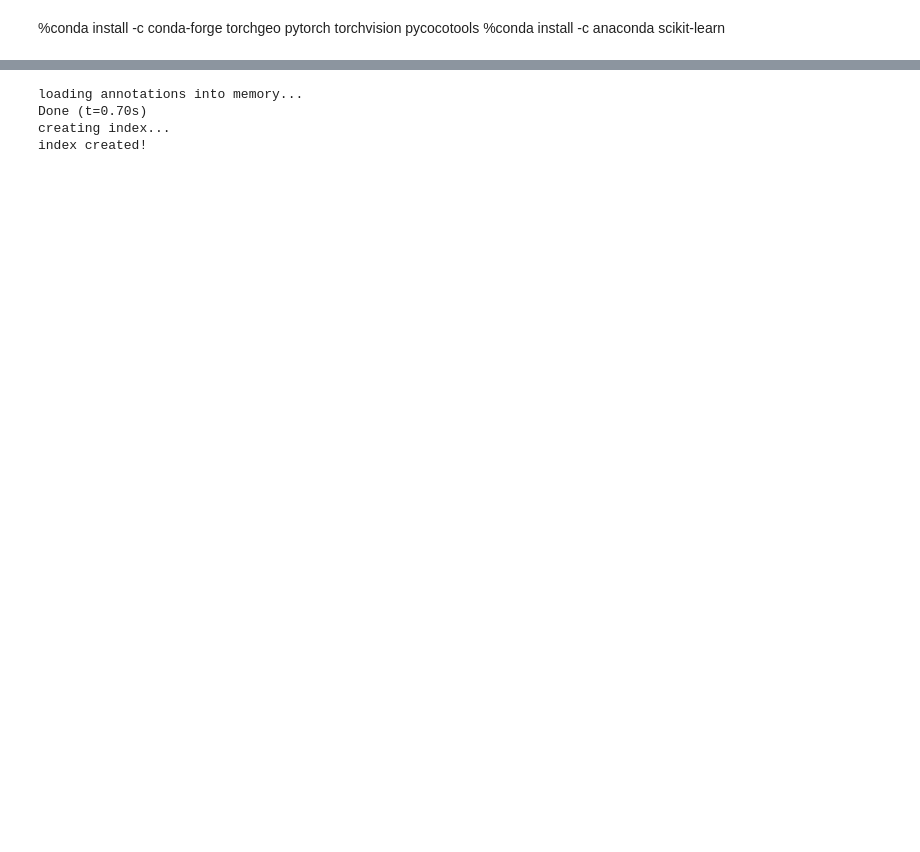
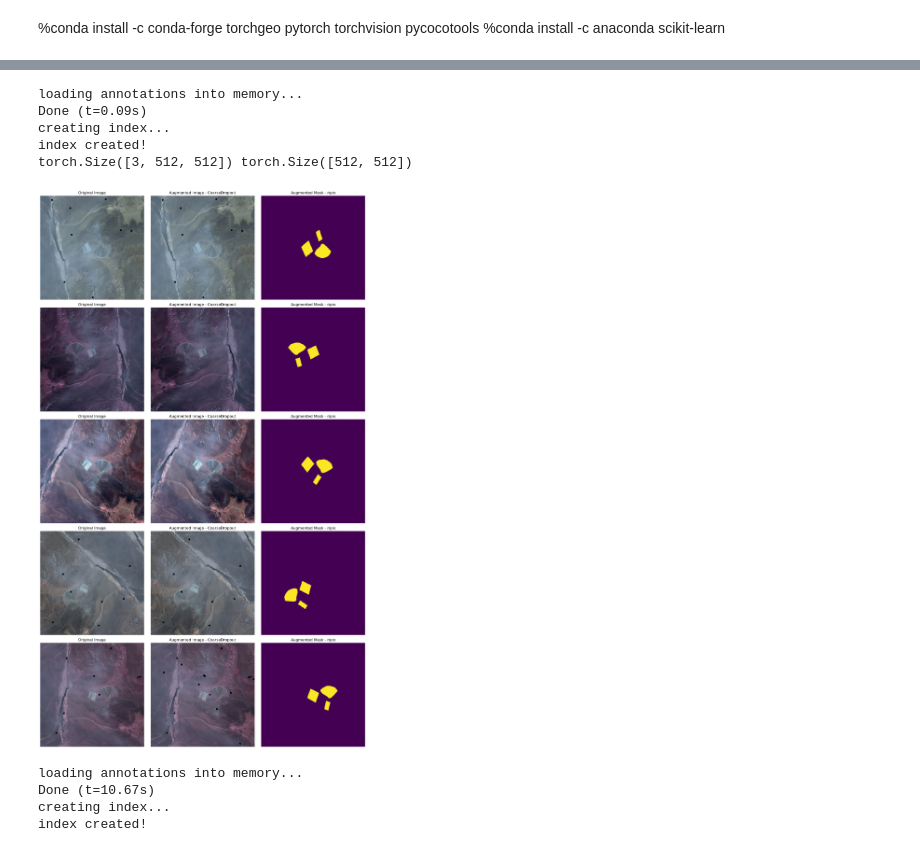
Before and after one commit to msilvav/Trabajo_GeoAI_MWDs, a Jupyter notebook: Torchgeo_COCOdataset.ipynb, the cells around one changed output, grey strips where cells are left out. Cells and saved outputs as stored; diff of their text form; code cells hidden in the pictures; blank space fills up the shorter version.

```diff
--- a/Torchgeo_COCOdataset.ipynb
+++ b/Torchgeo_COCOdataset.ipynb
@@ -86,3 +67,26 @@ class TorchGeoCocoDetection(GeoDataset):
 
     def __len__(self):
         return len(self.ids)
+# %%
+# Definir las transformaciones
+class MyTransform:
+    def __init__(self, size, mean=None, std=None):
+        self.transform = A.Compose([
+            A.RandomResizedCrop(height=size[0], width=size[1], scale=(0.8, 1.0)),
+            A.HorizontalFlip(p=0.5),
+            A.VerticalFlip(p=0.5),
+            A.RandomRotate90(p=0.5),
+            A.ShiftScaleRotate(shift_limit=0.0625, scale_limit=0.1, rotate_limit=45, p=0.5),
+            A.HueSaturationValue(hue_shift_limit=20, sat_shift_limit=30, val_shift_limit=20, p=0.5),
+            A.GaussianBlur(blur_limit=3, p=0.5),
+            A.GaussNoise(var_limit=(10.0, 50.0), p=0.5),
+            A.RandomBrightnessContrast(brightness_limit=0.2, contrast_limit=0.2, p=0.5),
+            A.CoarseDropout(max_holes=8, max_height=8, max_width=8, fill_value=0, p=0.5),
+            #A.ElasticTransform(alpha=120, sigma=120 * 0.05, alpha_affine=120 * 0.03, p=0.5),
+            A.Normalize(mean=mean, std=std),
+            ToTensorV2()
+        ])
+
+    def __call__(self, image, mask):
+        transformed = self.transform(image=image, mask=mask)
+        return {'image': transformed['image'], 'mask': transformed['mask']}
@@ -89,7 +151,30 @@ class TorchGeoCocoDetection(GeoDataset):
+# %%
+# Ajusta estos según tus rutas específicas
+PATH = "/media/noobird/2002f002-8812-46a4-953d-1872302534b1/project-2-at-2024-06-17-17-54-839d4e00/images"
+annotation_file = '/media/noobird/2002f002-8812-46a4-953d-1872302534b1/project-2-at-2024-06-17-17-54-839d4e00/result.json'
+mean = [102.90952289767654 / 255, 82.80851821508439 / 255, 67.72829849206559 / 255]
+std = [31.16809754527791 / 255, 27.179289019192897 / 255, 24.66894766822647 / 255]
+# %%
+size = (512, 512)
+# %%
+# Instancia del dataset y transformaciones
+transform = MyTransform(size=size, mean=mean, std=std)
+dataset = CocoDataset(root=PATH, annFile=annotation_file, transform=transform)
+# Ejemplo de acceso a una muestra del dataset
+img, mask = dataset[0]
+
+print(img.shape, mask.shape)
+# %% [output]
+loading annotations into memory...
+Done (t=0.09s)
+creating index...
+index created!
+torch.Size([3, 512, 512]) torch.Size([512, 512])
+# %%
+visualize_augmentations(dataset, idx=1, samples=5, classes={0: 'bem', 1: 'ripio', 2: 'tranque'})
+# %% [output]
+[figure, added]
 # %%
-input_size = (128, 128)  # Aumenta el tamaño si es necesario
-my_transform = MyTransform(size=input_size, mean=mean, std=std)
-coco_dataset = TorchGeoCocoDetection(root=image_directory, annFile=annotation_file, transform=my_transform)
 
 # Particionar el dataset
 total_size = len(coco_dataset)
@@ -105,7 +190,7 @@ val_loader = DataLoader(val_dataset, num_workers=num_workers, batch_size=batch_s
 device = torch.device('cuda' if torch.cuda.is_available() else 'cpu')
 # %% [output]
 loading annotations into memory...
-Done (t=0.70s)
+Done (t=10.67s)
 creating index...
 index created!
 # %%
```
Also changed, not shown: parts of 12 cells of this notebook, 7 other files.
